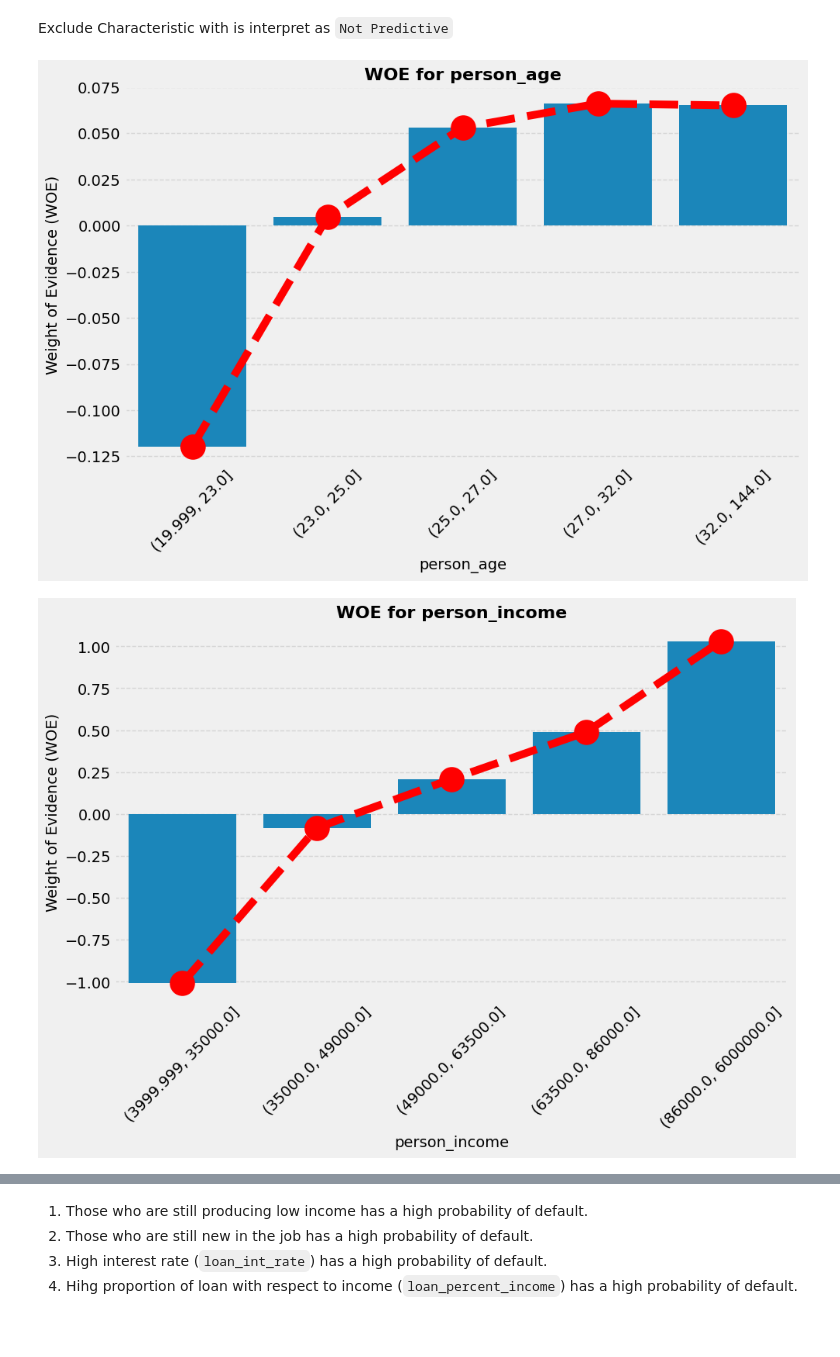
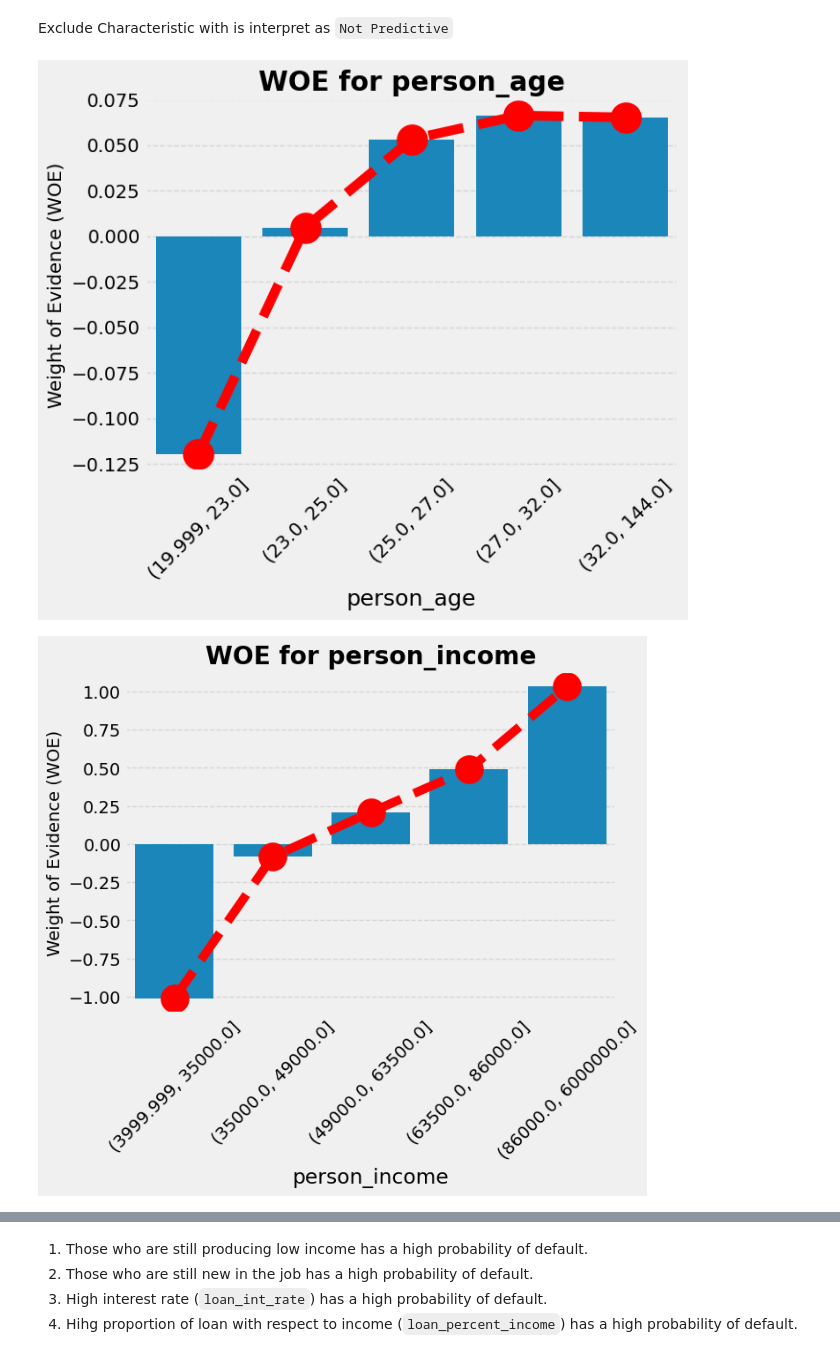
Before and after one commit to marcellinus-witarsah/credit-score-modelling-old, a Jupyter notebook: notebooks/20240611_credit_scorecard_manual.ipynb, the cells around one changed output, grey strips where cells are left out. Cells and saved outputs as stored; diff of their text form; code cells hidden in the pictures; blank space fills up the shorter version.

```diff
--- a/notebooks/20240611_credit_scorecard_manual.ipynb
+++ b/notebooks/20240611_credit_scorecard_manual.ipynb
@@ -738,7 +574,8 @@ class WOETransformer(BaseEstimator, TransformerMixin):
 # %%
+from src.features.woe_transformer import WOETransformer
 woe_transformer = WOETransformer(
-    numerical_features=X_train.select_dtypes('number').columns,
-    categorical_features=X_train.select_dtypes(['object', 'category']).columns,
+    numerical_columns=X_train.select_dtypes('number').columns,
+    categorical_columns=X_train.select_dtypes(['object', 'category']).columns,
     bins=5
 )
 woe_transformer = woe_transformer.fit(X_train, y_train)
@@ -783,27 +620,26 @@ def plot_weight_of_evidence(df: pd.DataFrame, characteristic: str) -> None:
     plt.style.use('fivethirtyeight')
     filtered_df = df[df['Characteristic'] == characteristic]
 
-    # Define the plot size and title
-    _, ax = plt.subplots(figsize=(10, 6))
+    fig, ax = plt.subplots()
 
     # Plot the WOE using barplot and point plot
     sns.barplot(x='Value', y='WOE', data=filtered_df, ax=ax)
     sns.pointplot(x='Value', y='WOE', data=filtered_df, linestyles='--', color="red", markers="o", ax=ax)
 
     # Add title, x-label and y-label
-    ax.set_title(f'WOE for {characteristic}', fontsize=16, fontweight='bold')
-    ax.set_xlabel(characteristic, fontsize=14)
+    ax.set_title(f'WOE for {characteristic}', fontweight='bold')
+    ax.set_xlabel(characteristic)
     ax.set_ylabel('Weight of Evidence (WOE)', fontsize=14)
     plt.xticks(rotation=45)
     plt.grid(axis='y', linestyle='--', alpha=0.7)
 
     # Display the plot
-    plt.show()
+    return fig
 # %%
-WOE_df = woe_transformer.woe_df
-characteristic_names = WOE_df['Characteristic'].unique()
+characteristic_names = woe_transformer.woe_df['Characteristic'].unique()
 for characteristic in characteristic_names:
-    plot_weight_of_evidence(WOE_df, characteristic)
+    plot_weight_of_evidence(woe_transformer.woe_df, characteristic)
+    plt.show()
 # %% [output]
-[figure, old version]
+[figure, new version]
-[figure, old version]
+[figure, new version]
```
Also changed, not shown: parts of 24 cells of this notebook, 7 other files.
